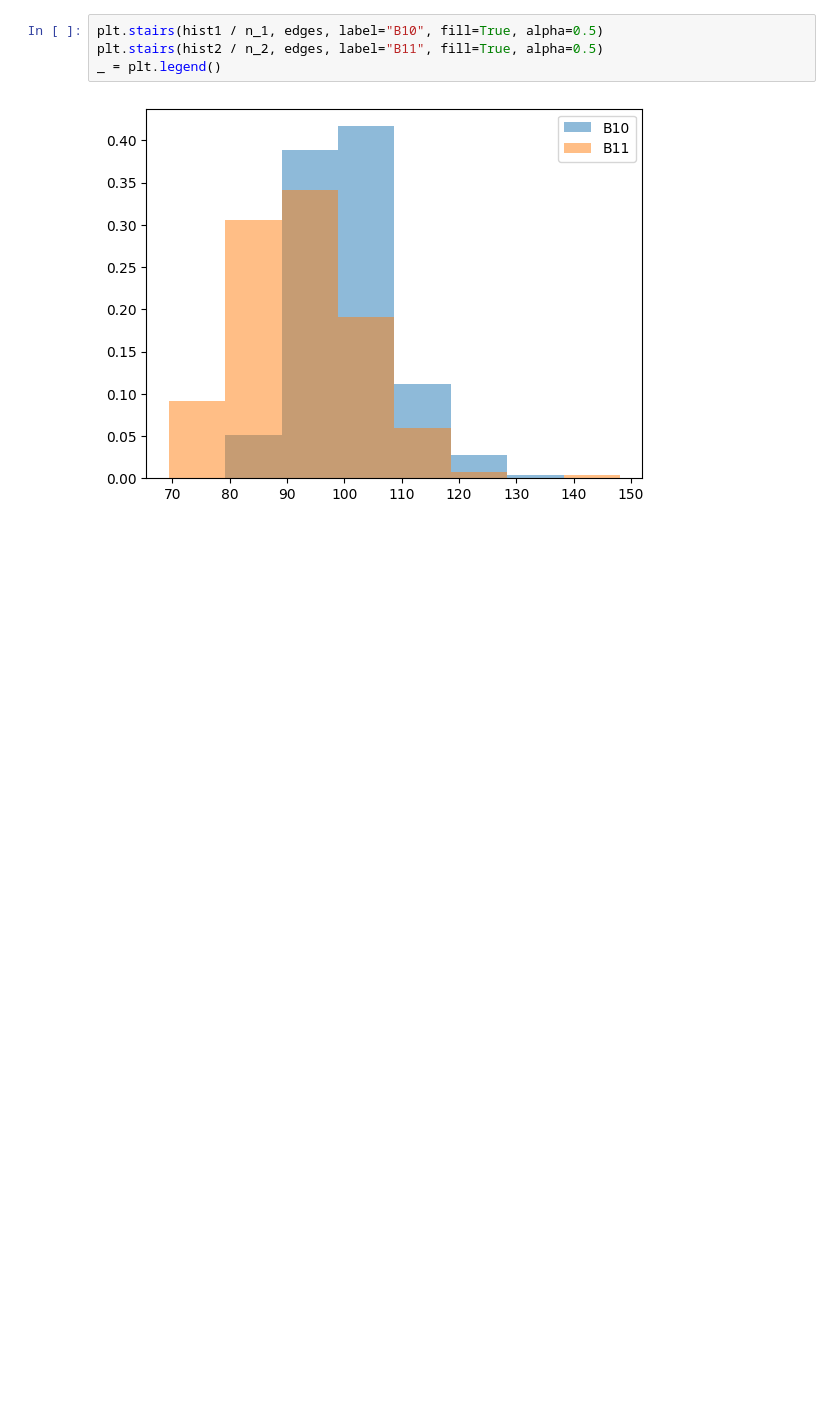
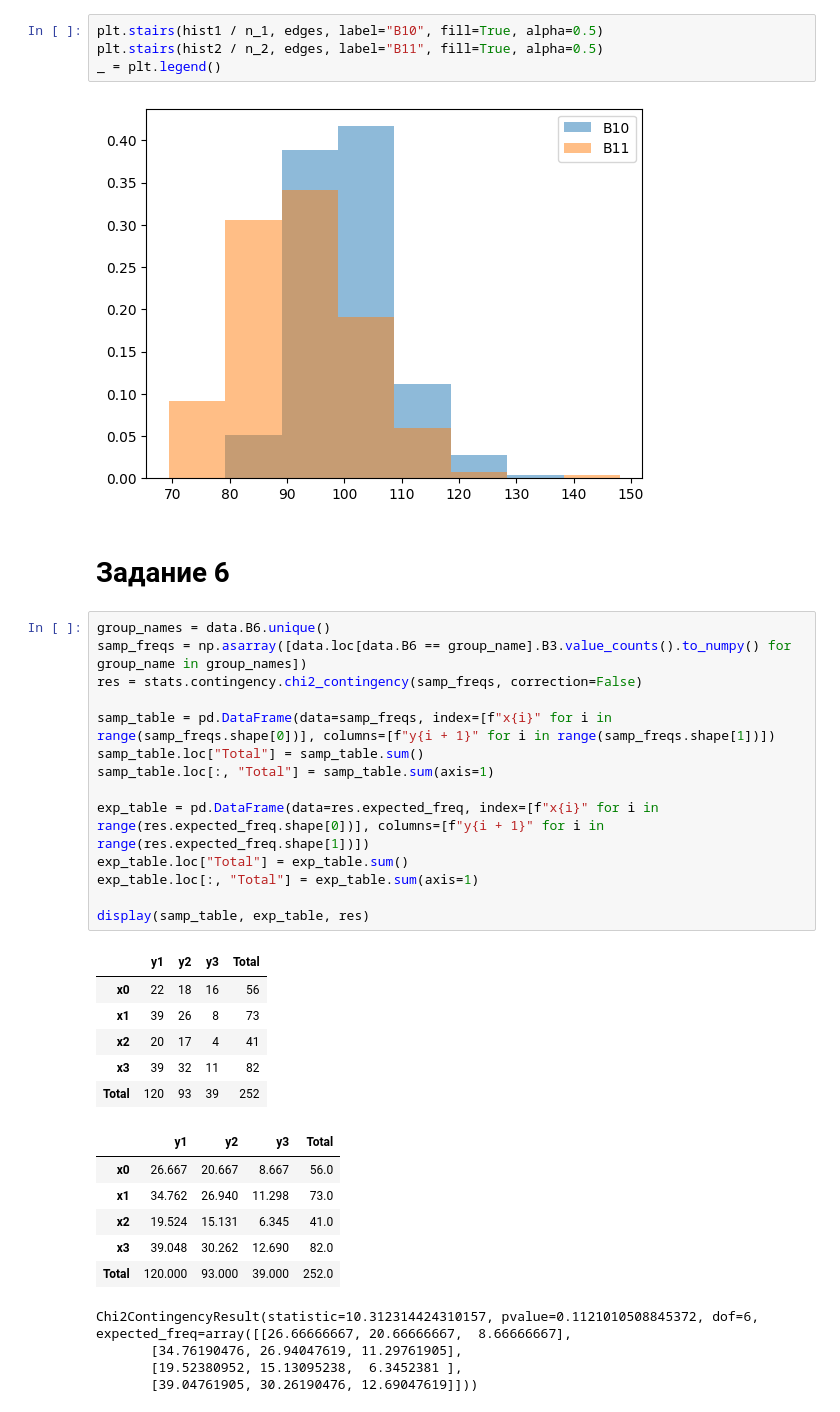
Before and after one commit to litc0x3B/Stats-Labs, a Jupyter notebook: HW.ipynb, the cells around one changed output. Cells and saved outputs as stored; diff of their text form; blank space fills up the shorter version.

```diff
--- a/HW.ipynb
+++ b/HW.ipynb
@@ -395,3 +395,36 @@ plt.stairs(hist2 / n_2, edges, label="B11", fill=True, alpha=0.5)
 _ = plt.legend()
 # %% [output]
 [figure]
+# %% [markdown]
+# Задание 6
+# %%
+group_names = data.B6.unique()
+samp_freqs = np.asarray([data.loc[data.B6 == group_name].B3.value_counts().to_numpy() for group_name in group_names])
+res = stats.contingency.chi2_contingency(samp_freqs, correction=False)
+
+samp_table = pd.DataFrame(data=samp_freqs, index=[f"x{i}" for i in range(samp_freqs.shape[0])], columns=[f"y{i + 1}" for i in range(samp_freqs.shape[1])])
+samp_table.loc["Total"] = samp_table.sum()
+samp_table.loc[:, "Total"] = samp_table.sum(axis=1)
+
+exp_table = pd.DataFrame(data=res.expected_freq, index=[f"x{i}" for i in range(res.expected_freq.shape[0])], columns=[f"y{i + 1}" for i in range(res.expected_freq.shape[1])])
+exp_table.loc["Total"] = exp_table.sum()
+exp_table.loc[:, "Total"] = exp_table.sum(axis=1)
+
+display(samp_table, exp_table, res)
+# %% [output]
+|  | y1 | y2 | y3 | Total |
+| x0 | 22 | 18 | 16 | 56 |
+| x1 | 39 | 26 | 8 | 73 |
+| x2 | 20 | 17 | 4 | 41 |
+| x3 | 39 | 32 | 11 | 82 |
+| Total | 120 | 93 | 39 | 252 |
+|  | y1 | y2 | y3 | Total |
+| x0 | 26.667 | 20.667 | 8.667 | 56.0 |
+| x1 | 34.762 | 26.940 | 11.298 | 73.0 |
+| x2 | 19.524 | 15.131 | 6.345 | 41.0 |
+| x3 | 39.048 | 30.262 | 12.690 | 82.0 |
+| Total | 120.000 | 93.000 | 39.000 | 252.0 |
+Chi2ContingencyResult(statistic=10.312314424310157, pvalue=0.1121010508845372, dof=6, expected_freq=array([[26.66666667, 20.66666667,  8.66666667],
+       [34.76190476, 26.94047619, 11.29761905],
+       [19.52380952, 15.13095238,  6.3452381 ],
+       [39.04761905, 30.26190476, 12.69047619]]))
```
Also changed, not shown: parts of 4 cells of this notebook.
